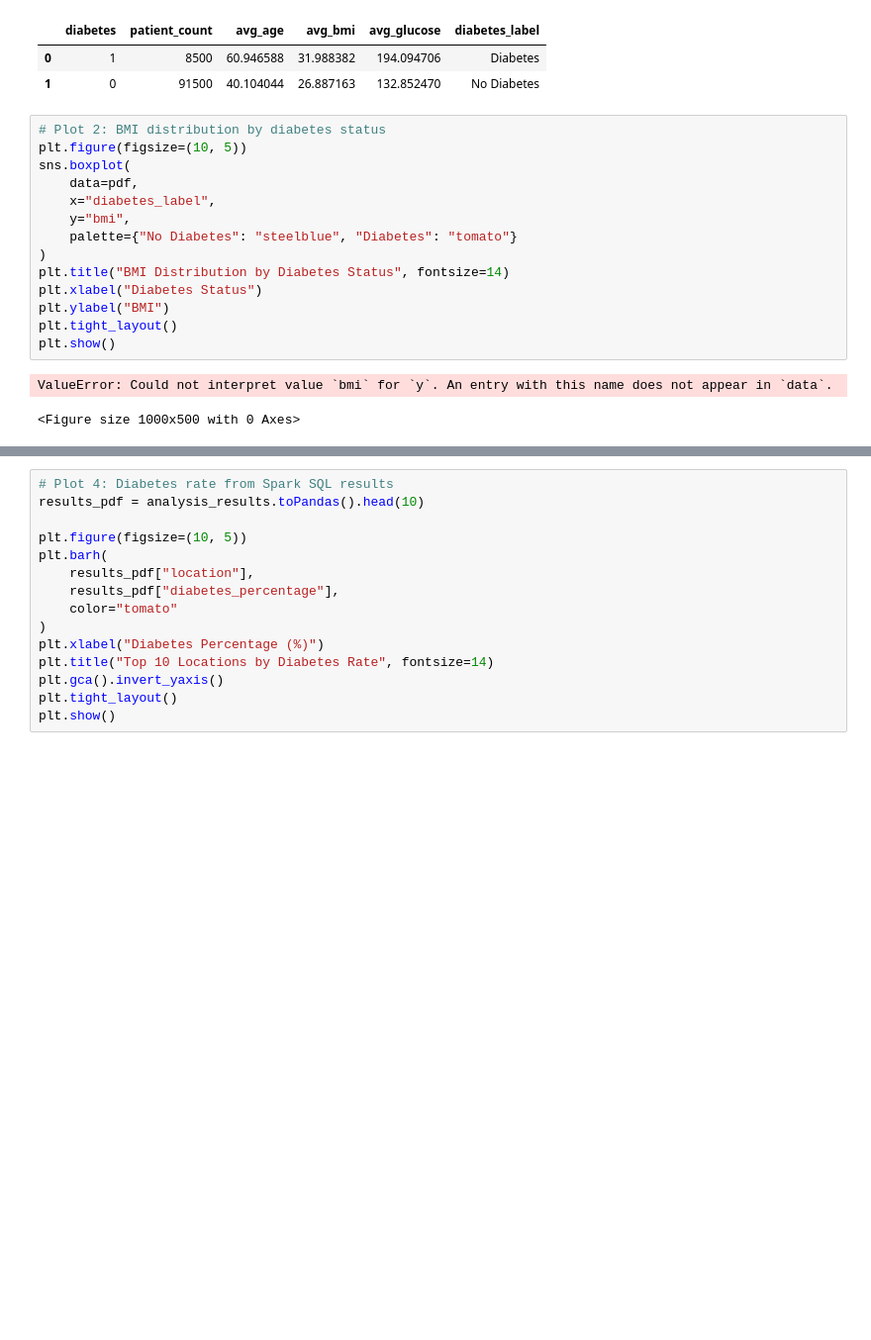
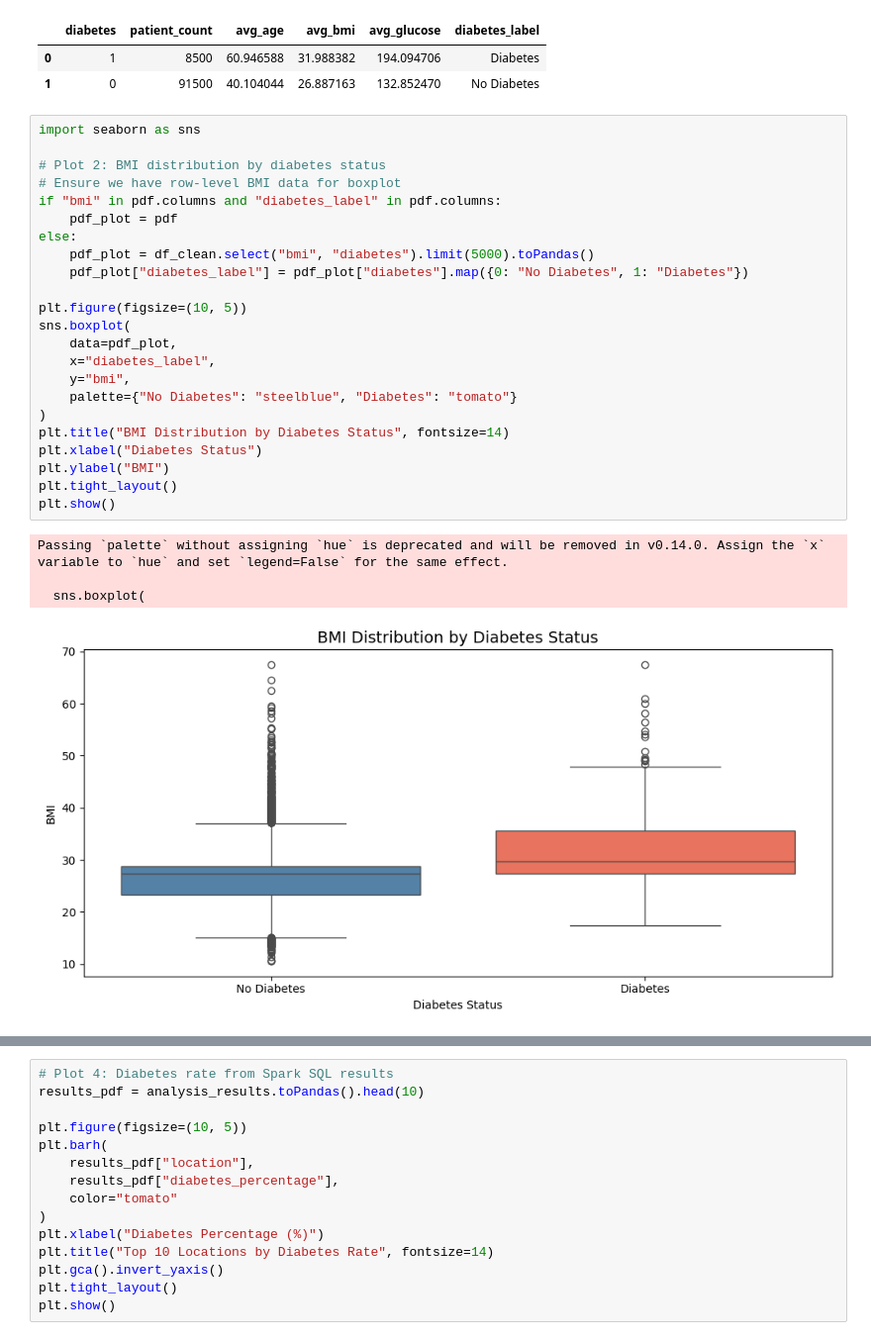
Before and after one commit to entakuyt/Diabetes-Big-Data-Pipeline, a Jupyter notebook: Project_Fixed.ipynb, the cells around one changed output, grey strips where cells are left out. Shown at 99% size. Drawn from its saved outputs; the diff is of its cells as text; blank space fills up the shorter version.

```diff
--- a/Project_Fixed.ipynb
+++ b/Project_Fixed.ipynb
@@ -618,21 +636,32 @@ Aggregated DataFrame shape: (2, 6)
 | 0 | 1 | 8500 | 60.946588 | 31.988382 | 194.094706 | Diabetes |
 | 1 | 0 | 91500 | 40.104044 | 26.887163 | 132.852470 | No Diabetes |
 # %%
+import seaborn as sns
+
 # Plot 2: BMI distribution by diabetes status
+# Ensure we have row-level BMI data for boxplot
+if "bmi" in pdf.columns and "diabetes_label" in pdf.columns:
+    pdf_plot = pdf
+else:
+    pdf_plot = df_clean.select("bmi", "diabetes").limit(5000).toPandas()
+    pdf_plot["diabetes_label"] = pdf_plot["diabetes"].map({0: "No Diabetes", 1: "Diabetes"})
+
 plt.figure(figsize=(10, 5))
 sns.boxplot(
-    data=pdf,
+    data=pdf_plot,
     x="diabetes_label",
     y="bmi",
     palette={"No Diabetes": "steelblue", "Diabetes": "tomato"}
 )
 plt.title("BMI Distribution by Diabetes Status", fontsize=14)
 plt.xlabel("Diabetes Status")
 plt.ylabel("BMI")
 plt.tight_layout()
 plt.show()
 # %% [output]
-ValueError: Could not interpret value `bmi` for `y`. An entry with this name does not appear in `data`.
+Passing `palette` without assigning `hue` is deprecated and will be removed in v0.14.0. Assign the `x` variable to `hue` and set `legend=False` for the same effect.
+
+  sns.boxplot(
-<Figure size 1000x500 with 0 Axes>
+[figure, added]
 # %%
 # Plot 3: Correlation heatmap
```
Also changed, not shown: parts of 8 cells of this notebook.
